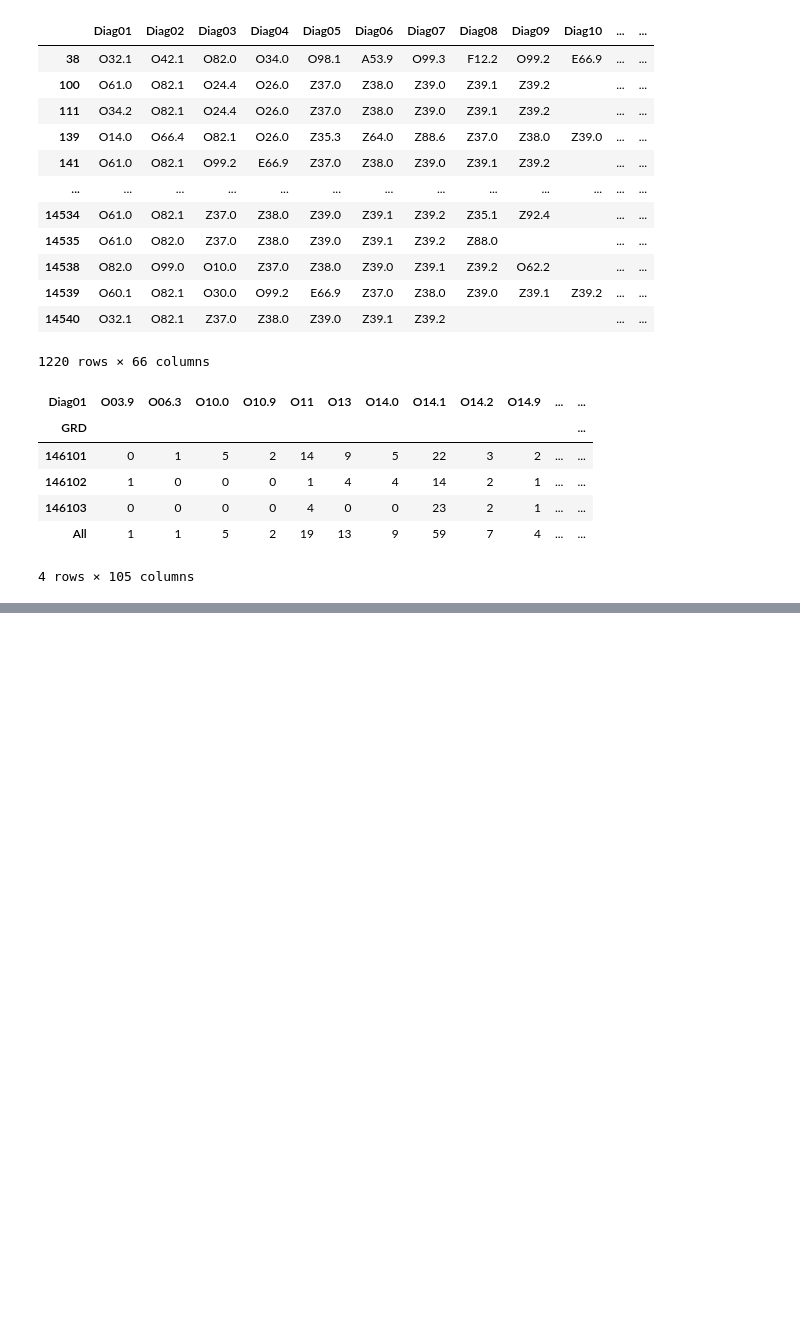
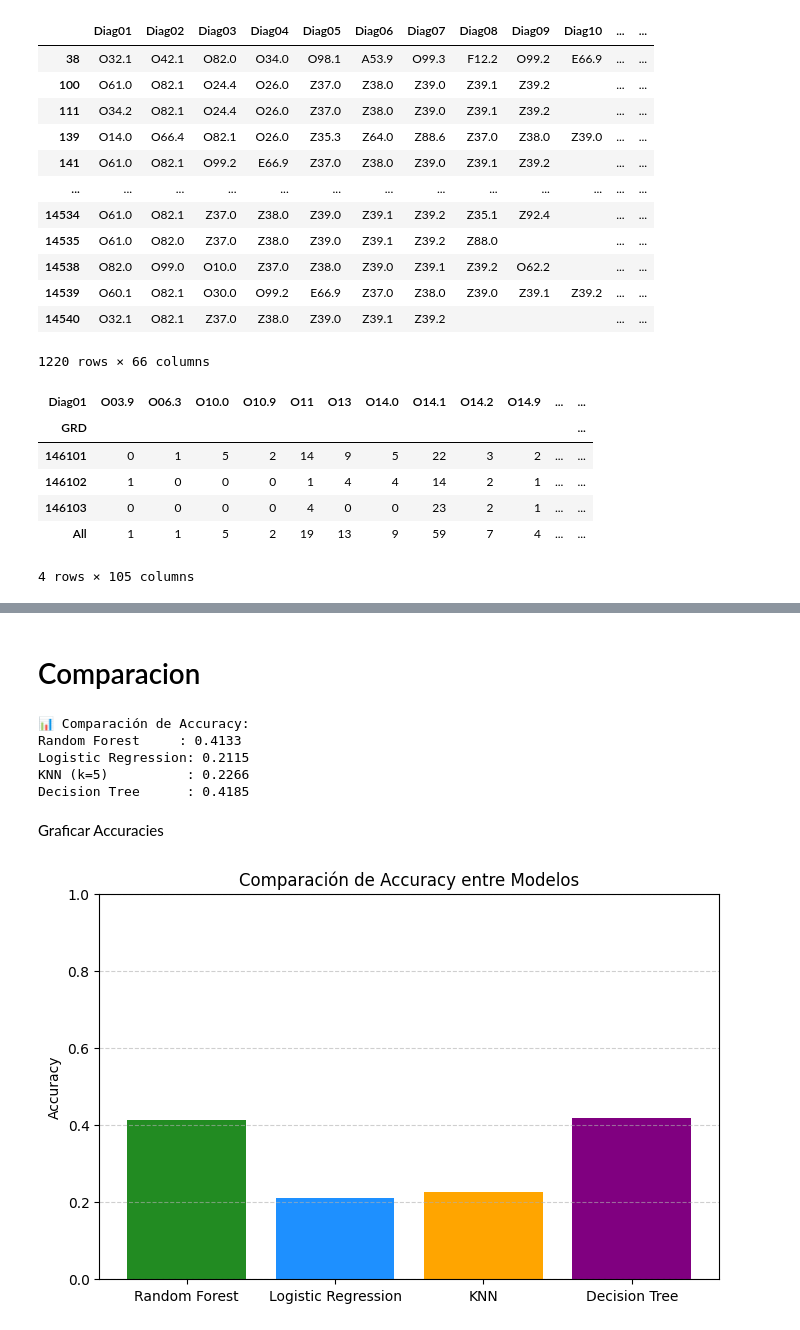
Before and after one commit to DrStone438/Proyecto-1-Aprendisaje-Maquina, a Jupyter notebook: Documentos/proyecto1/dataset/analisis_base.ipynb, the cells around one changed output, grey strips where cells are left out. Drawn from its saved outputs; the diff is of its cells as text; code cells hidden in the pictures; blank space fills up the shorter version.

```diff
--- a/Documentos/proyecto1/dataset/analisis_base.ipynb
+++ b/Documentos/proyecto1/dataset/analisis_base.ipynb
@@ -200,0 +294,10 @@ for i, row in data.iterrows():
+# %%
+from sklearn.neighbors import KNeighborsClassifier
+
+knn = KNeighborsClassifier(n_neighbors=5)  # podés cambiar el número de vecinos
+knn.fit(X_train, y_train)
+
+y_pred_knn = knn.predict(X_test)
+
+accuracy_knn = accuracy_score(y_test, y_pred_knn)
+print(f"Accuracy (KNN): {accuracy_knn:.4f}")
@@ -200,0 +306,9 @@ for i, row in data.iterrows():
+# %%
+from sklearn.tree import DecisionTreeClassifier
+
+tree = DecisionTreeClassifier(max_depth=50000)  # Puedes ajustar la profundidad
+tree.fit(X_train, y_train)
+
+y_pred_tree = tree.predict(X_test)
+print("📊 Reporte - Árbol de Decisión")
+print(classification_report(y_test, y_pred_tree))
@@ -200,0 +333,37 @@ for i, row in data.iterrows():
+# %% [markdown]
+# Comparacion
+# %%
+accuracy_rf = accuracy_score(y_test, y_pred)
+accuracy_lr = accuracy_score(y_test, y_pred_LoRe)
+accuracy_knn = accuracy_score(y_test, y_pred_knn)
+accuracy_tree = accuracy_score(y_test, y_pred_tree)
+
+# Mostrarlos juntos
+print("📊 Comparación de Accuracy:")
+print(f"Random Forest     : {accuracy_rf:.4f}")
+print(f"Logistic Regression: {accuracy_lr:.4f}")
+print(f"KNN (k=5)          : {accuracy_knn:.4f}")
+print(f"Decision Tree      : {accuracy_tree:.4f}")
+# %% [output]
+📊 Comparación de Accuracy:
+Random Forest     : 0.4133
+Logistic Regression: 0.2115
+KNN (k=5)          : 0.2266
+Decision Tree      : 0.4185
+# %% [markdown]
+Graficar Accuracies
+# %%
+import matplotlib.pyplot as plt
+
+modelos = ["Random Forest", "Logistic Regression", "KNN", "Decision Tree"]
+accuracies = [accuracy_rf, accuracy_lr, accuracy_knn, accuracy_tree]
+
+plt.figure(figsize=(8,5))
+plt.bar(modelos, accuracies, color=['forestgreen', 'dodgerblue', 'orange', 'purple'])
+plt.ylim(0, 1)
+plt.title("Comparación de Accuracy entre Modelos")
+plt.ylabel("Accuracy")
+plt.grid(axis='y', linestyle='--', alpha=0.6)
+plt.show()
+# %% [output]
+[figure, added]
```
Also changed, not shown: parts of 17 cells of this notebook.
